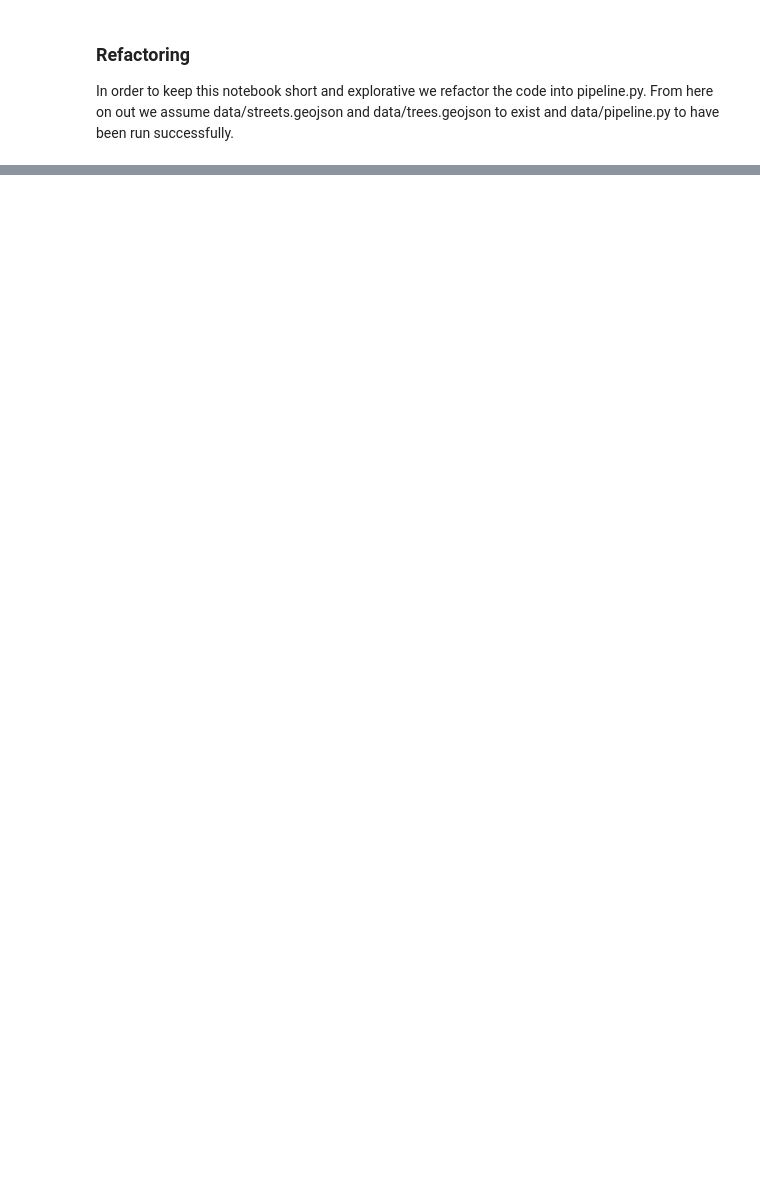
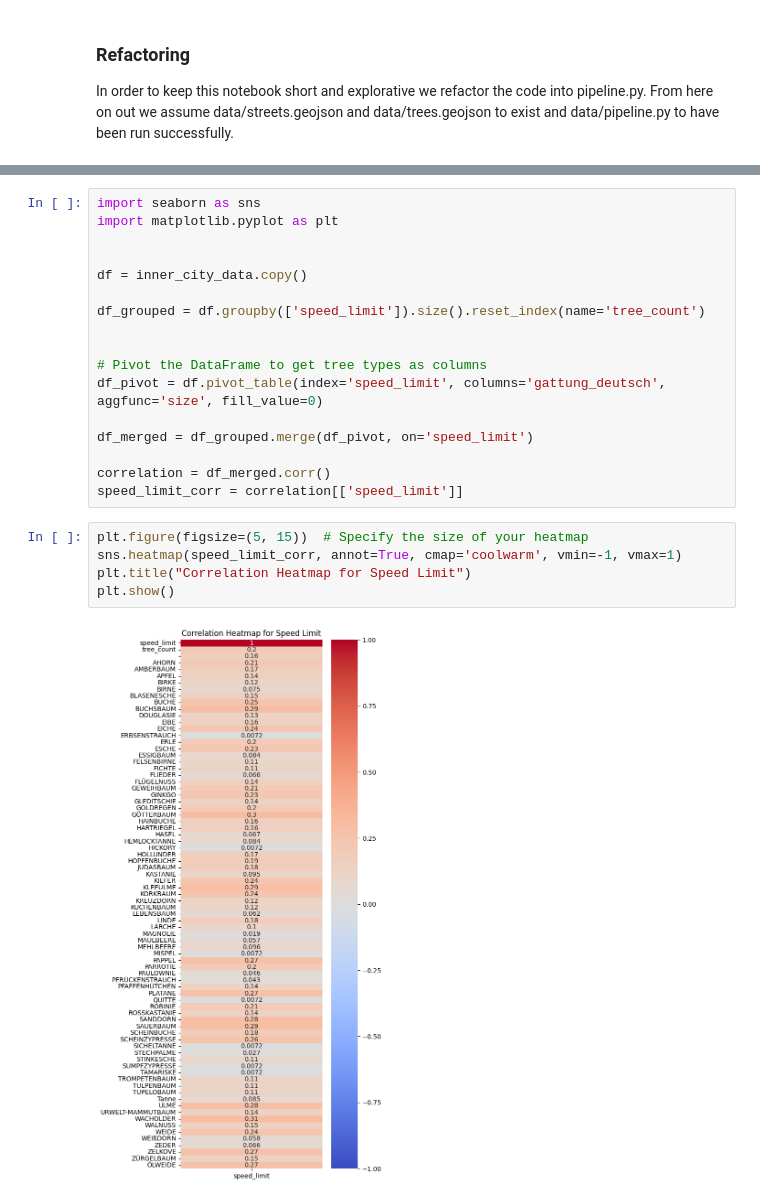
Before and after one commit to motschel123/2023-amse, a Jupyter notebook: exploration.ipynb, the cells around one changed output, grey strips where cells are left out. Cells and saved outputs as stored; diff of their text form; blank space fills up the shorter version.

```diff
--- a/exploration.ipynb
+++ b/exploration.ipynb
@@ -296,0 +112,24 @@ NameError: name 'trees_gdf' is not defined
+# %%
+import seaborn as sns
+import matplotlib.pyplot as plt
+
+
+df = inner_city_data.copy()
+
+df_grouped = df.groupby(['speed_limit']).size().reset_index(name='tree_count')
+
+
+# Pivot the DataFrame to get tree types as columns
+df_pivot = df.pivot_table(index='speed_limit', columns='gattung_deutsch', aggfunc='size', fill_value=0)
+
+df_merged = df_grouped.merge(df_pivot, on='speed_limit')
+
+correlation = df_merged.corr()
+speed_limit_corr = correlation[['speed_limit']]
+# %%
+plt.figure(figsize=(5, 15))  # Specify the size of your heatmap
+sns.heatmap(speed_limit_corr, annot=True, cmap='coolwarm', vmin=-1, vmax=1)
+plt.title("Correlation Heatmap for Speed Limit")
+plt.show()
+# %% [output]
+[figure, added]
```
Also changed, not shown: parts of 28 cells of this notebook, 4 other files.
